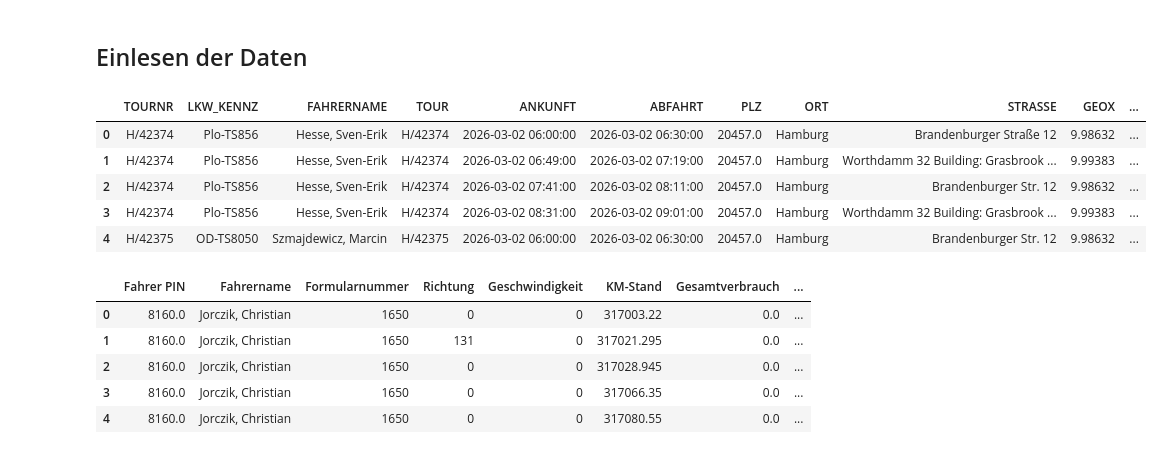
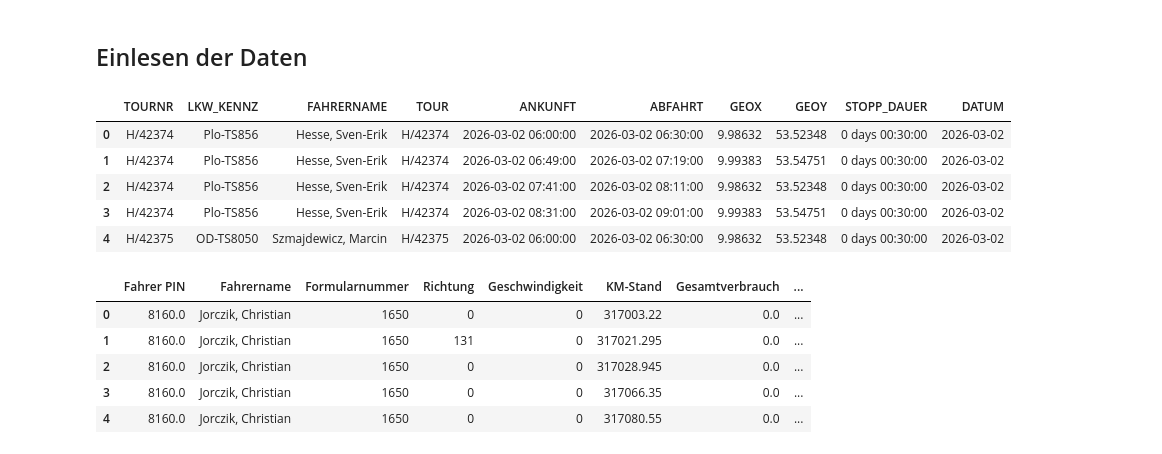
Before and after one commit to junguy01/transport_optimization, a Jupyter notebook: analyse_soll_ist_clean.ipynb, the cells around one changed output. Cells and saved outputs as stored; diff of their text form; code cells hidden in the pictures.

```diff
--- a/analyse_soll_ist_clean.ipynb
+++ b/analyse_soll_ist_clean.ipynb
@@ -9,13 +10,13 @@ pd.set_option('display.max_columns', None)
 # %% [markdown]
 ## Einlesen der Daten
 # %%
-soll = pd.read_csv('transport_optimization/Soll-Daten.csv', dtype=str)
+soll = pd.read_csv('Soll-Daten.csv', dtype=str)
 soll.head()
 # %% [output]
-|  | TOURNR | LKW_KENNZ | FAHRERNAME | TOUR | ANKUNFT | ABFAHRT | PLZ | ORT | STRASSE | GEOX | ... |
-| 0 | H/42374 | Plo-TS856 | Hesse, Sven-Erik | H/42374 | 2026-03-02 06:00:00 | 2026-03-02 06:30:00 | 20457.0 | Hamburg | Brandenburger Straße 12 | 9.98632 | ... |
-| 1 | H/42374 | Plo-TS856 | Hesse, Sven-Erik | H/42374 | 2026-03-02 06:49:00 | 2026-03-02 07:19:00 | 20457.0 | Hamburg | Worthdamm 32 Building: Grasbrook ... | 9.99383 | ... |
-| 2 | H/42374 | Plo-TS856 | Hesse, Sven-Erik | H/42374 | 2026-03-02 07:41:00 | 2026-03-02 08:11:00 | 20457.0 | Hamburg | Brandenburger Str. 12 | 9.98632 | ... |
-| 3 | H/42374 | Plo-TS856 | Hesse, Sven-Erik | H/42374 | 2026-03-02 08:31:00 | 2026-03-02 09:01:00 | 20457.0 | Hamburg | Worthdamm 32 Building: Grasbrook ... | 9.99383 | ... |
-| 4 | H/42375 | OD-TS8050 | Szmajdewicz, Marcin | H/42375 | 2026-03-02 06:00:00 | 2026-03-02 06:30:00 | 20457.0 | Hamburg | Brandenburger Str. 12 | 9.98632 | ... |
+|  | TOURNR | LKW_KENNZ | FAHRERNAME | TOUR | ANKUNFT | ABFAHRT | GEOX | GEOY | STOPP_DAUER | DATUM |
+| 0 | H/42374 | Plo-TS856 | Hesse, Sven-Erik | H/42374 | 2026-03-02 06:00:00 | 2026-03-02 06:30:00 | 9.98632 | 53.52348 | 0 days 00:30:00 | 2026-03-02 |
+| 1 | H/42374 | Plo-TS856 | Hesse, Sven-Erik | H/42374 | 2026-03-02 06:49:00 | 2026-03-02 07:19:00 | 9.99383 | 53.54751 | 0 days 00:30:00 | 2026-03-02 |
+| 2 | H/42374 | Plo-TS856 | Hesse, Sven-Erik | H/42374 | 2026-03-02 07:41:00 | 2026-03-02 08:11:00 | 9.98632 | 53.52348 | 0 days 00:30:00 | 2026-03-02 |
+| 3 | H/42374 | Plo-TS856 | Hesse, Sven-Erik | H/42374 | 2026-03-02 08:31:00 | 2026-03-02 09:01:00 | 9.99383 | 53.54751 | 0 days 00:30:00 | 2026-03-02 |
+| 4 | H/42375 | OD-TS8050 | Szmajdewicz, Marcin | H/42375 | 2026-03-02 06:00:00 | 2026-03-02 06:30:00 | 9.98632 | 53.52348 | 0 days 00:30:00 | 2026-03-02 |
 # %%
```
Also changed, not shown: parts of 10 cells of this notebook, 1 other file.
